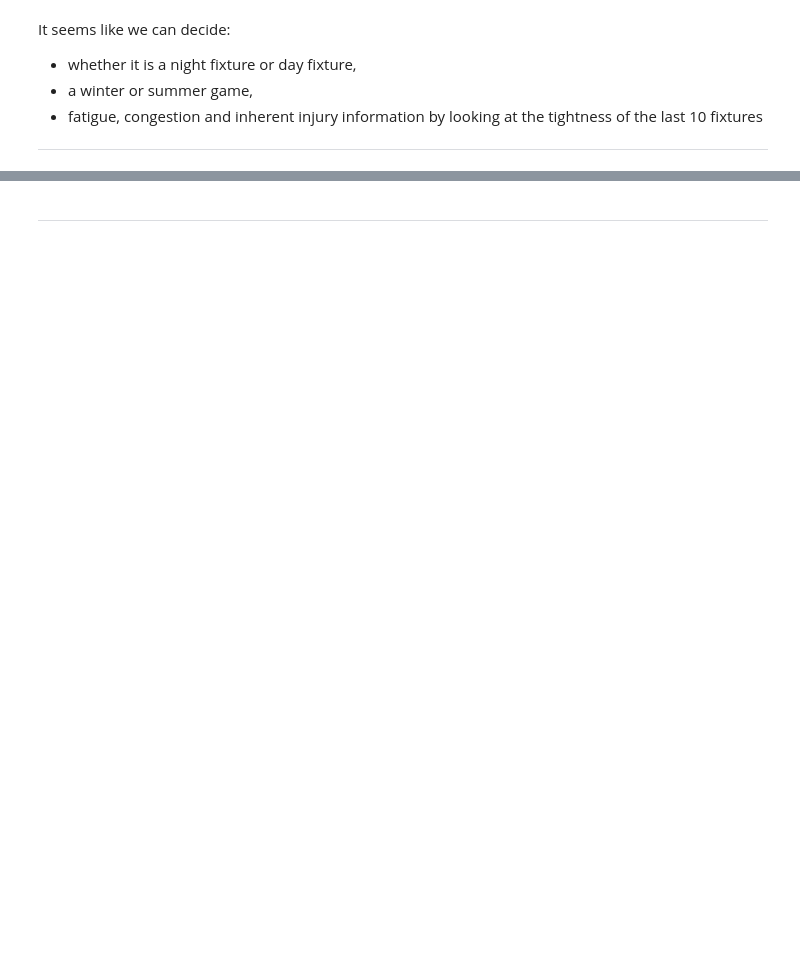
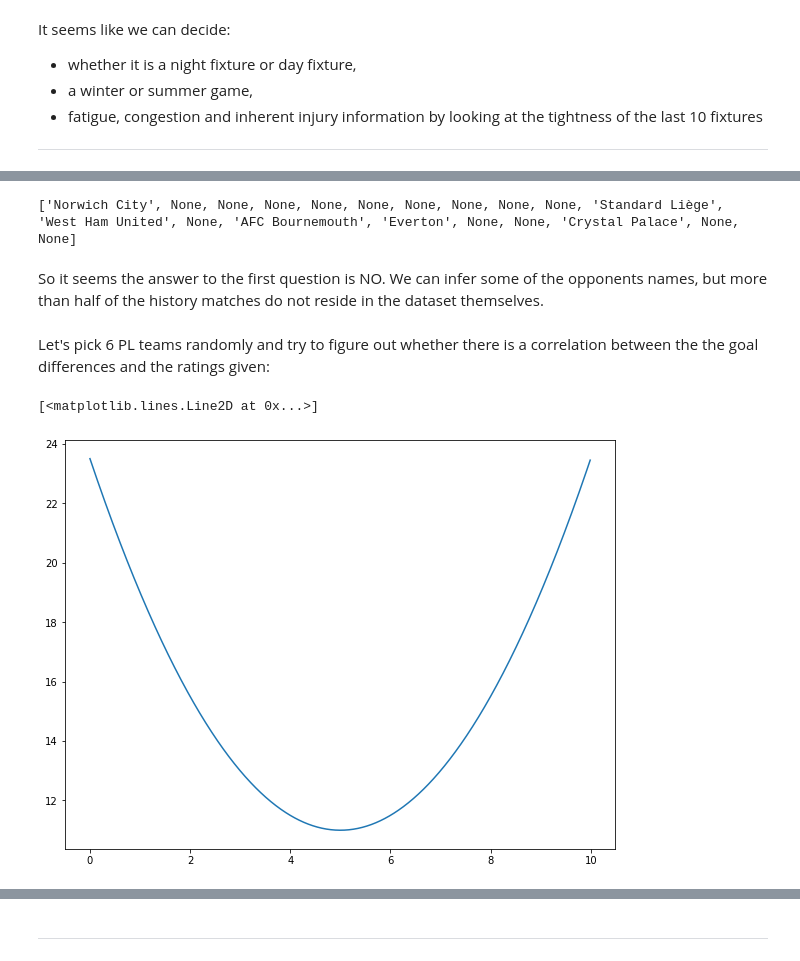
Before and after one commit to TuncYilmaz/Kaggle_Foot_Prob_Pred, a Jupyter notebook: data-preprocessing.ipynb, the cells around one changed output, grey strips where cells are left out. Cells and saved outputs as stored; diff of their text form; code cells hidden in the pictures; blank space fills up the shorter version.

Commit message:
can we infer opponents?

```diff
--- a/data-preprocessing.ipynb
+++ b/data-preprocessing.ipynb
@@ -48,0 +121,24 @@ It seems like we can decide:
+# %%
+print(opponents[0:20])
+# %% [output]
+['Norwich City', None, None, None, None, None, None, None, None, None, 'Standard Liège', 'West Ham United', None, 'AFC Bournemouth', 'Everton', None, None, 'Crystal Palace', None, None]
+# %% [markdown]
+So it seems the answer to the first question is NO. We can infer some of the opponents names, but more than half of the history matches do not reside in the dataset themselves.
+# %% [markdown]
+Let's pick 6 PL teams randomly and try to figure out whether there is a correlation between the the goal differences and the ratings given:
+# %%
+# plot the recorded dates of each match in the premier league
+import matplotlib.pyplot as plt
+
+fig, axes = plt.subplots(ncols=1, nrows=1, figsize=(8,6), constrained_layout=True)
+
+# find the match dates
+dates = [d[0:10] for d in train[train.league_id == "8"].match_date]
+
+# plot a quadratic curve, with a minimum at y = 11
+x = np.arange(0,10,0.01)
+y = ((x-5)**2)/2 + 11
+axes.plot(x,y)
+# %% [output]
+[<matplotlib.lines.Line2D at 0x...>]
+[figure, added]
```
Also changed, not shown: parts of 7 cells of this notebook.
